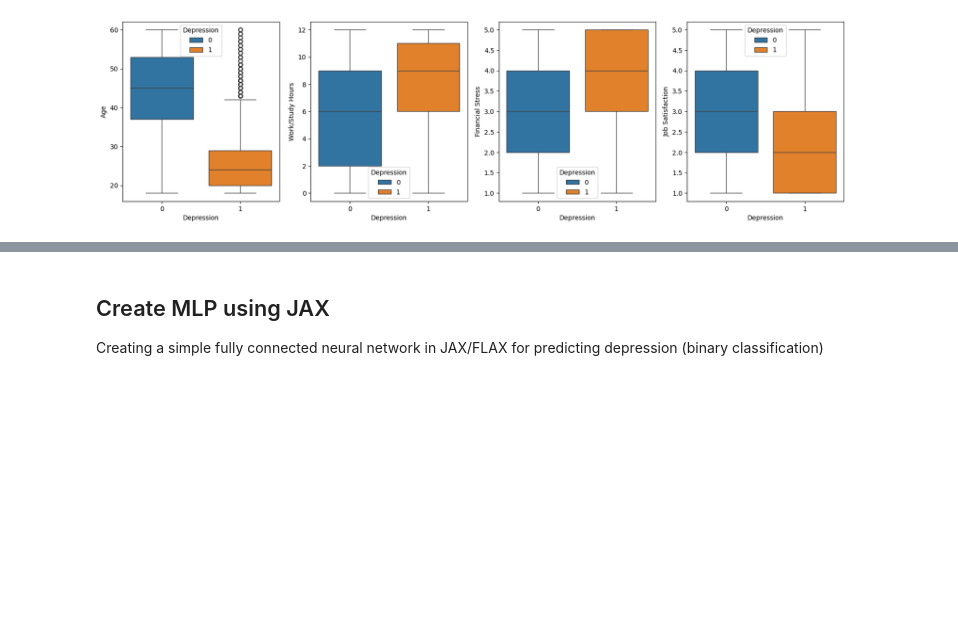
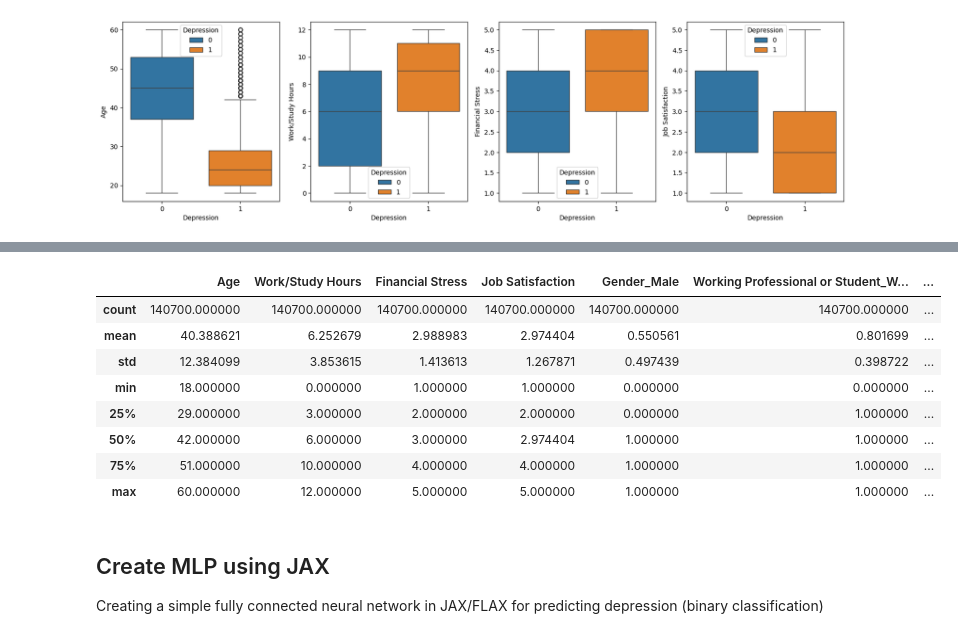
Before and after one commit to Jan10e/Kaggle, a Jupyter notebook: mental_health/mlp_jax.ipynb, the cells around one changed output, grey strips where cells are left out. Saved outputs shown, nothing was run; the diff lists cells and outputs as text; code cells hidden in the pictures; blank space fills up the shorter version.

Commit message:
MLP with JAX. Training loss, Val loss, and accuracy

```diff
--- a/mental_health/mlp_jax.ipynb
+++ b/mental_health/mlp_jax.ipynb
@@ -173,0 +200,32 @@ plt.show()
+# %%
+# Select the columns that are continuous and have 2 categories
+selected_columns = [
+    'Gender',
+    'Working Professional or Student',
+    'Have you ever had suicidal thoughts ?',
+    'Family History of Mental Illness',
+    'Age',
+    'Work/Study Hours',
+    'Financial Stress',
+    'Job Satisfaction',
+]
+
+# Prepare the data for training
+X = train[selected_columns]
+y = train['Depression']
+
+# Drop the same columns from the test set
+test_selected = test[selected_columns]
+# %%
+# One-hot encode the categorical variables
+
+# Combine train and test to ensure consistent one-hot encoding
+combined = pd.concat([X, test_selected], keys=['train', 'test'])
+
+# One-hot encode the categorical variables
+cat_cols = ['Gender', 'Working Professional or Student', 'Have you ever had suicidal thoughts ?', 'Family History of Mental Illness']
+combined = pd.get_dummies(combined, columns=cat_cols, drop_first=True)
+
+# Split back into train and test sets
+X = combined.xs('train')
+test_selected = combined.xs('test')
@@ -173,0 +257,20 @@ plt.show()
+# %%
+# Fill missing values with the mean of the column for numeric columns
+X = X.fillna(X.mean())
+test_selected = test_selected.fillna(test_selected.mean())
+
+# Ensure all values are numeric
+X = X.apply(pd.to_numeric, errors='coerce')
+test_selected = test_selected.apply(pd.to_numeric, errors='coerce')
+# %%
+X.describe()
+# %% [output]
+|  | Age | Work/Study Hours | Financial Stress | Job Satisfaction | Gender_Male | Working Professional or Student_W... | ... |
+| count | 140700.000000 | 140700.000000 | 140700.000000 | 140700.000000 | 140700.000000 | 140700.000000 | ... |
+| mean | 40.388621 | 6.252679 | 2.988983 | 2.974404 | 0.550561 | 0.801699 | ... |
+| std | 12.384099 | 3.853615 | 1.413613 | 1.267871 | 0.497439 | 0.398722 | ... |
+| min | 18.000000 | 0.000000 | 1.000000 | 1.000000 | 0.000000 | 0.000000 | ... |
+| 25% | 29.000000 | 3.000000 | 2.000000 | 2.000000 | 0.000000 | 1.000000 | ... |
+| 50% | 42.000000 | 6.000000 | 3.000000 | 2.974404 | 1.000000 | 1.000000 | ... |
+| 75% | 51.000000 | 10.000000 | 4.000000 | 4.000000 | 1.000000 | 1.000000 | ... |
+| max | 60.000000 | 12.000000 | 5.000000 | 5.000000 | 1.000000 | 1.000000 | ... |
```
Also changed, not shown: parts of 24 cells of this notebook.
